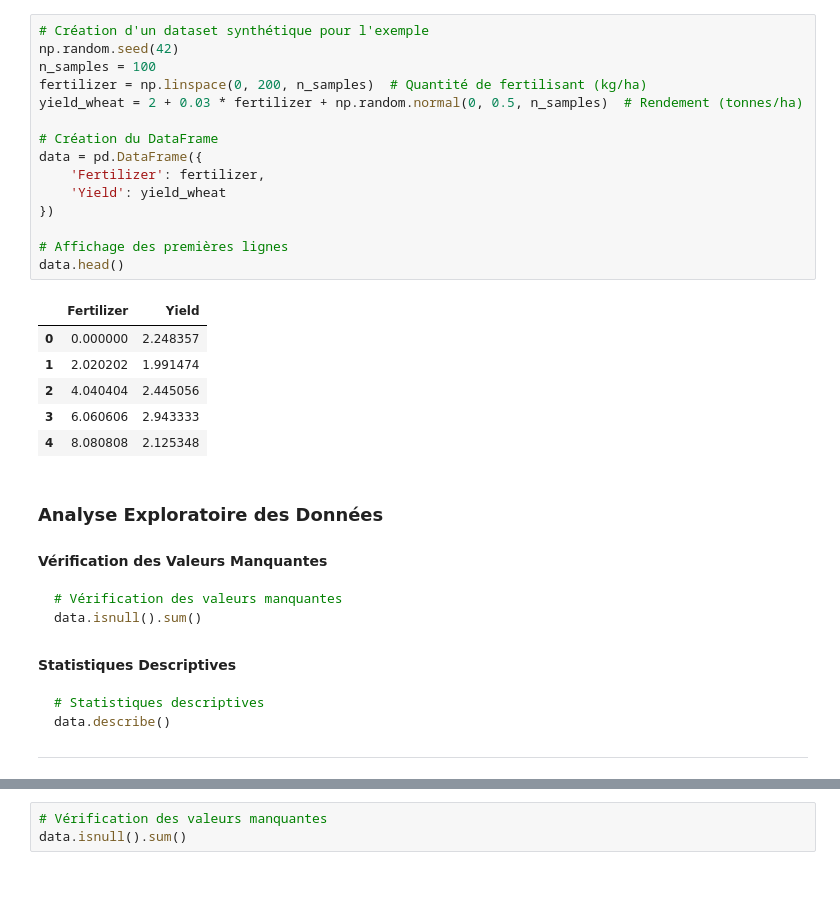
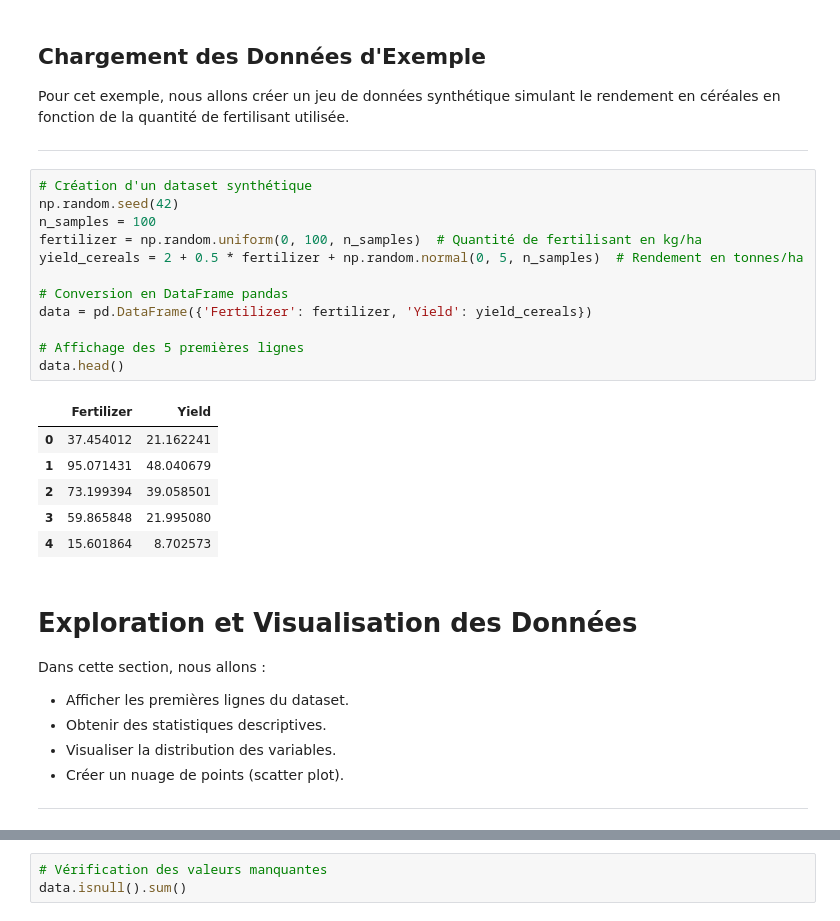
Before and after one commit to topdeveloppement/ai-nexus-one-formation, a Jupyter notebook: regression_lineaire_simple.ipynb, the cells around one changed output, grey strips where cells are left out. Drawn from its saved outputs; the diff is of its cells as text; blank space fills up the shorter version.

````diff
--- a/regression_lineaire_simple.ipynb
+++ b/regression_lineaire_simple.ipynb
@@ -117,40 +64,36 @@ data.head()
+# %% [markdown]
+## Chargement des Données d'Exemple
+
+Pour cet exemple, nous allons créer un jeu de données synthétique simulant le rendement en céréales en fonction de la quantité de fertilisant utilisée.
+
+---
 # %%
-# Création d'un dataset synthétique pour l'exemple
+# Création d'un dataset synthétique
 np.random.seed(42)
 n_samples = 100
-fertilizer = np.linspace(0, 200, n_samples)  # Quantité de fertilisant (kg/ha)
-yield_wheat = 2 + 0.03 * fertilizer + np.random.normal(0, 0.5, n_samples)  # Rendement (tonnes/ha)
+fertilizer = np.random.uniform(0, 100, n_samples)  # Quantité de fertilisant en kg/ha
+yield_cereals = 2 + 0.5 * fertilizer + np.random.normal(0, 5, n_samples)  # Rendement en tonnes/ha
 
-# Création du DataFrame
-data = pd.DataFrame({
-    'Fertilizer': fertilizer,
-    'Yield': yield_wheat
-})
+# Conversion en DataFrame pandas
+data = pd.DataFrame({'Fertilizer': fertilizer, 'Yield': yield_cereals})
 
-# Affichage des premières lignes
+# Affichage des 5 premières lignes
 data.head()
 # %% [output]
 |  | Fertilizer | Yield |
-| 0 | 0.000000 | 2.248357 |
-| 1 | 2.020202 | 1.991474 |
-| 2 | 4.040404 | 2.445056 |
-| 3 | 6.060606 | 2.943333 |
-| 4 | 8.080808 | 2.125348 |
+| 0 | 37.454012 | 21.162241 |
+| 1 | 95.071431 | 48.040679 |
+| 2 | 73.199394 | 39.058501 |
+| 3 | 59.865848 | 21.995080 |
+| 4 | 15.601864 | 8.702573 |
-# %% [markdown]
-### Analyse Exploratoire des Données
-
-#### Vérification des Valeurs Manquantes
-
-```python
-# Vérification des valeurs manquantes
-data.isnull().sum()
-```
-
-#### Statistiques Descriptives
-
-```python
-# Statistiques descriptives
-data.describe()
-```
-
----
+# %% [markdown]
+# Exploration et Visualisation des Données
+
+Dans cette section, nous allons :
+
+- Afficher les premières lignes du dataset.
+- Obtenir des statistiques descriptives.
+- Visualiser la distribution des variables.
+- Créer un nuage de points (scatter plot).
+
+---
````
Also changed, not shown: parts of 55 cells of this notebook.
